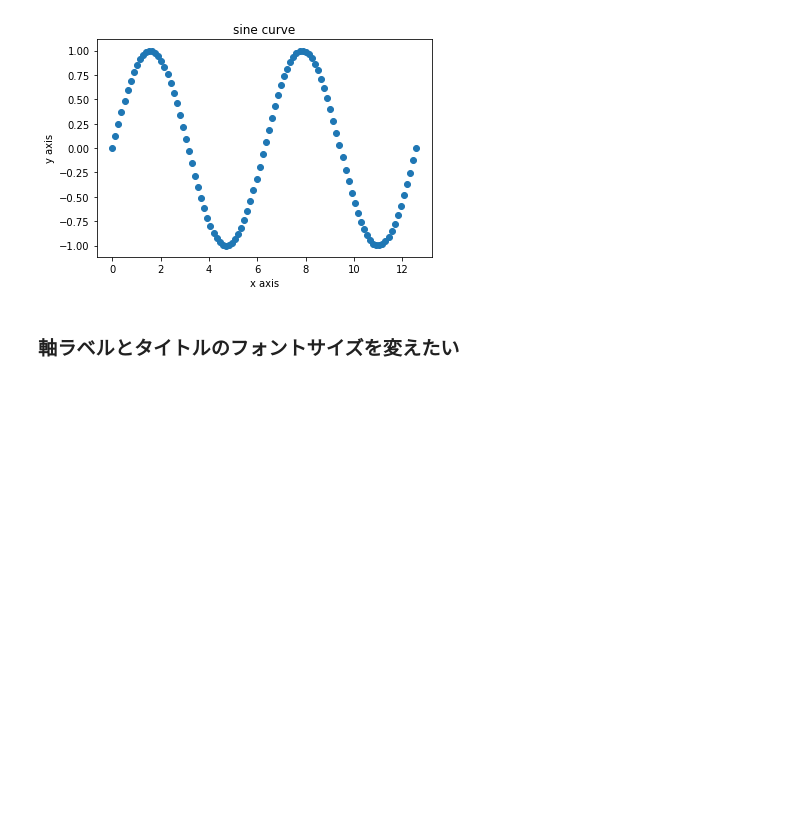
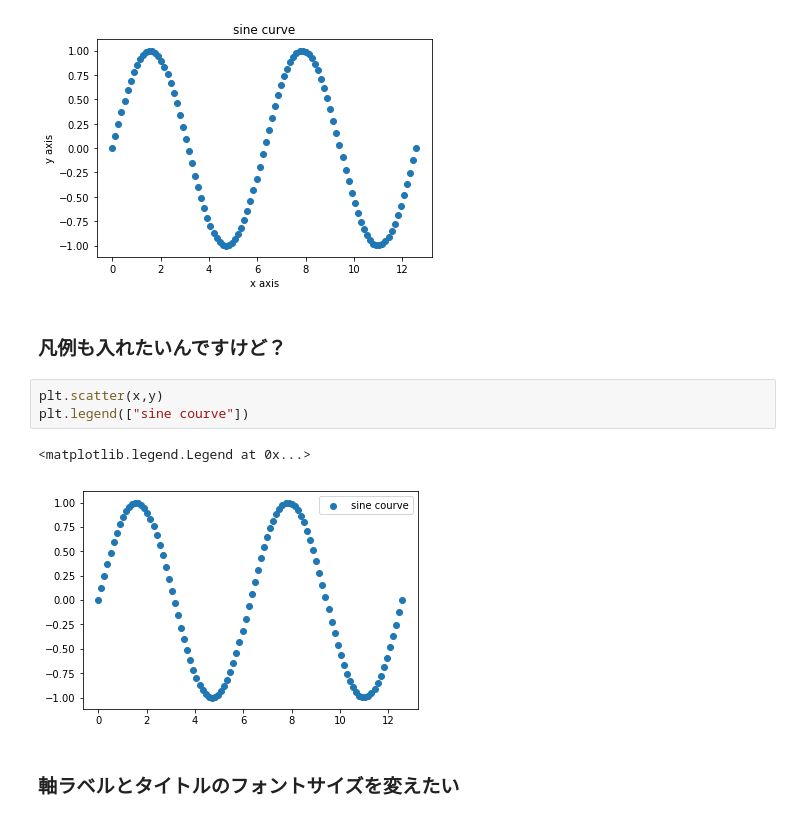
Before and after one commit to Ippai-Attena/Python_beginner, a Jupyter notebook: visualization/chap1.ipynb, the cells around one changed output. Cells and saved outputs as stored; diff of their text form; blank space fills up the shorter version.

```diff
--- a/visualization/chap1.ipynb
+++ b/visualization/chap1.ipynb
@@ -181,6 +181,14 @@ plt.ylabel("y axis")
 # %% [output]
 Text(0,0.5,'y axis')
 [figure]
+# %% [markdown]
+### 凡例も入れたいんですけど？
+# %%
+plt.scatter(x,y)
+plt.legend(["sine courve"])
+# %% [output]
+<matplotlib.legend.Legend at 0x...>
+[figure, added]
 # %% [markdown]
 ### 軸ラベルとタイトルのフォントサイズを変えたい
 # %%
```
Also changed, not shown: parts of 1 cell of this notebook.
